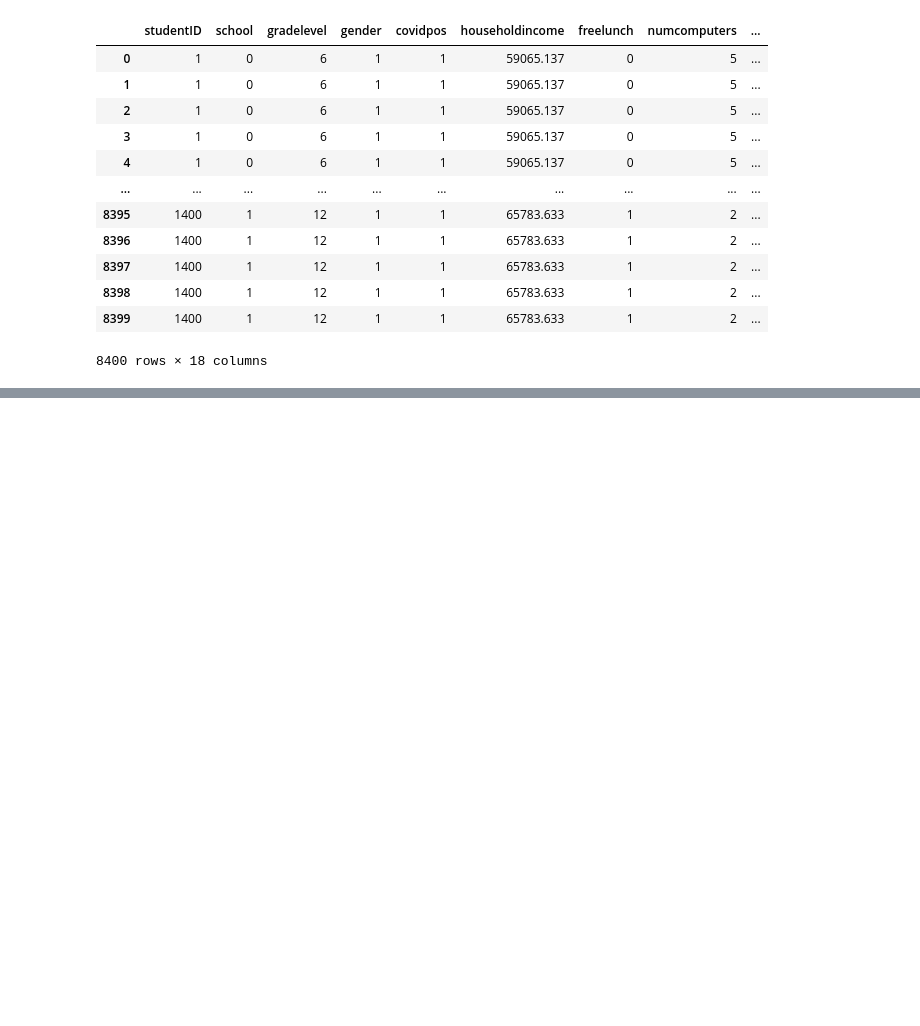
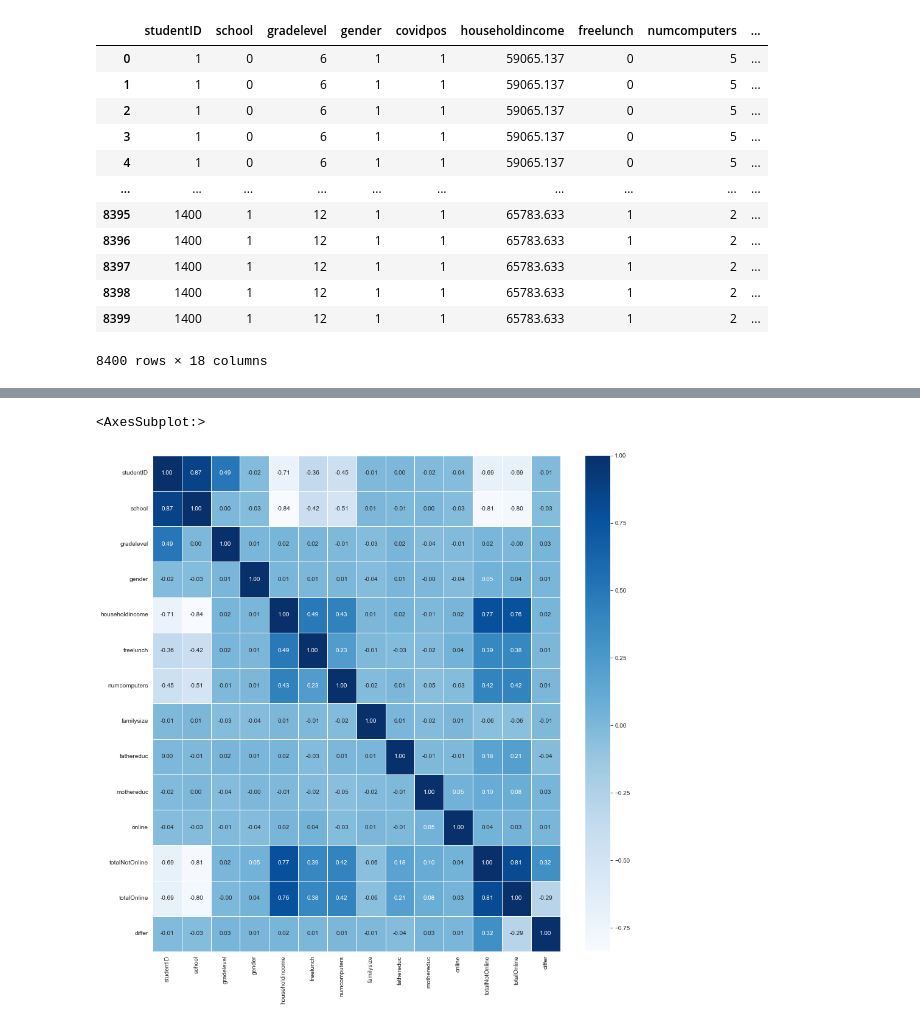
Before and after one commit to hhanoo/University_Major, a Jupyter notebook: TermProject.ipynb, the cells around one changed output, grey strips where cells are left out. Cells and saved outputs as stored; diff of their text form; code cells hidden in the pictures; blank space fills up the shorter version.

```diff
--- a/TermProject.ipynb
+++ b/TermProject.ipynb
@@ -323,5 +81,0 @@ for i in range(3, 6):
-# %%
-# MinMax + Clustering
-data_transform_minmax = data_transform.copy()
-for i in range(3, 6):
-    clustering_scaling(i, data_transform_minmax.iloc[:, -3:], MinMaxScaler())
@@ -503,0 +110,20 @@ display(randomGridSearch(x, y, 3))
+# %%
+# 각 학기별 데이터에서 학생 별 데이터 (대면, 비대면)에 따른 성적 데이터를 저장해둘 데이터프레임 생성
+data_transform = (data_select.iloc[:, :11]).copy()
+data_transform.drop_duplicates(['studentID'], inplace=True)  # 중복되는 학생 ID를 가진 dataset 삭제
+data_transform.reset_index(inplace=True)  # 인덱스 초기화
+data_transform.drop(columns=['index'], inplace=True)  # index column 제거
+
+# 학생 당 (대면, 비대면)에 따른 성적 평균 합 구함
+for i in range(1, len(data_transform) + 1):
+    condition0 = (data_select.studentID == i) & (data_select.online == 0)
+    condition1 = (data_select.studentID == i) & (data_select.online == 1)
+    temp0 = data_select.loc[condition0]
+    temp1 = data_select.loc[condition1]
+    data_transform.loc[i - 1, "totalNotOnline"] = (temp0.loc[:, "total"].sum() / 3)
+    data_transform.loc[i - 1, "totalOnline"] = (temp1.loc[:, "total"].sum() / 3)
+    data_transform.loc[i - 1, "differ"] = data_transform.loc[i - 1, "totalNotOnline"] - data_transform.loc[
+        i - 1, "totalOnline"]
+
+# Display data for appropriately checking
+data_transform
@@ -503,0 +158,8 @@ display(randomGridSearch(x, y, 3))
+# %%
+def outliars(data, column):
+    Q1 = np.percentile(data[column], 25)
+    Q3 = np.percentile(data[column], 75)
+    IQR = Q3 - Q1
+    outlier_step = 1.5 * IQR
+    outliers_index = data[(data[column] < Q1 - outlier_step) | (data[column] > Q3 + outlier_step)].index
+    return outliers_index
@@ -503,0 +283,7 @@ display(randomGridSearch(x, y, 3))
+# %%
+plt.figure(figsize=(15, 15))
+sns.heatmap(data=data_transform.corr(), annot=True,
+            fmt='.2f', linewidths=.5, cmap='Blues')
+# %% [output]
+<AxesSubplot:>
+[figure, added]
```
Also changed, not shown: parts of 60 cells of this notebook, 2 other files.
